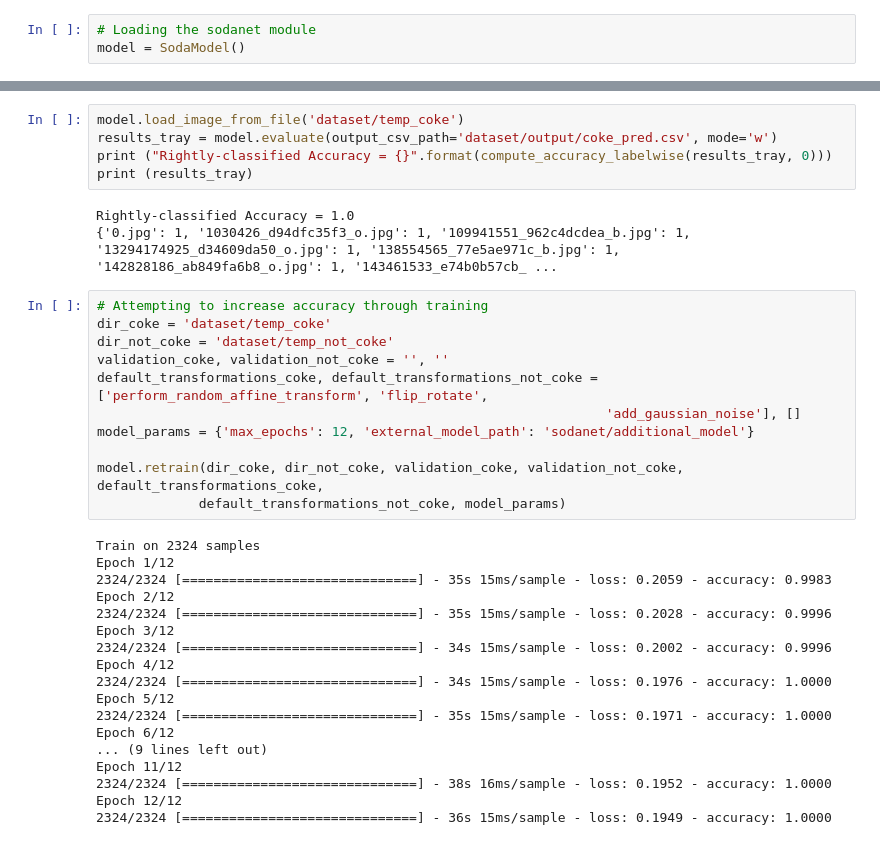
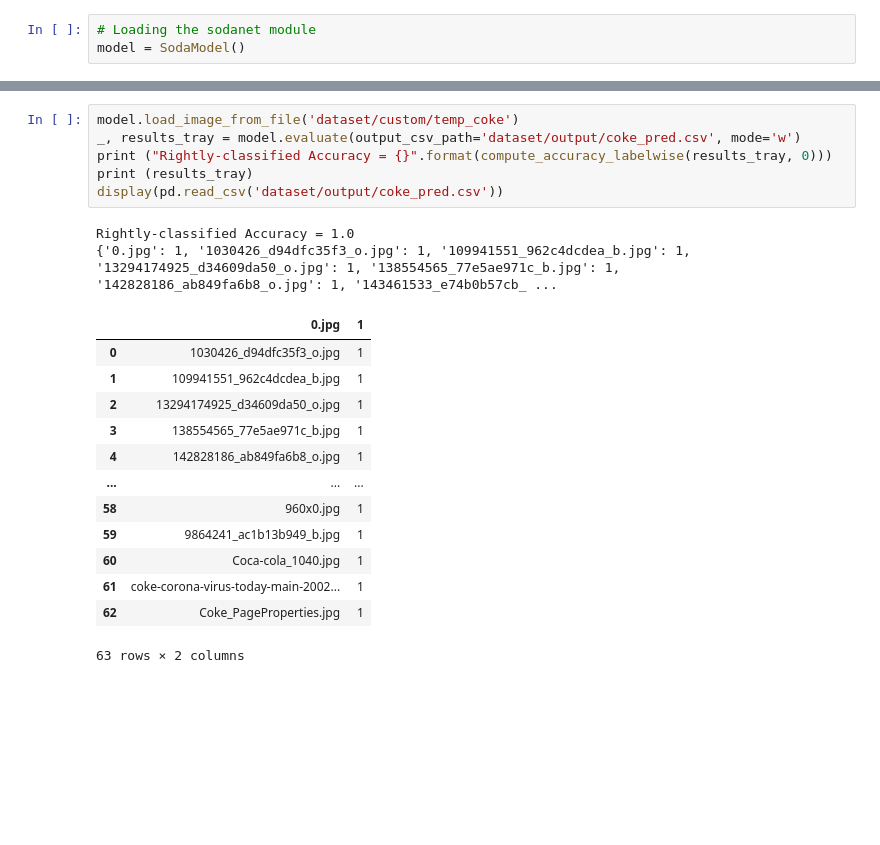
Before and after one commit to UMass-Rescue/CokeNet, a Jupyter notebook: Demo_SodaNetModule.ipynb, the cells around one changed output, grey strips where cells are left out. Cells and saved outputs as stored; diff of their text form; blank space fills up the shorter version.

```diff
--- a/Demo_SodaNetModule.ipynb
+++ b/Demo_SodaNetModule.ipynb
@@ -71,37 +155,22 @@ Rightly-classified Accuracy  = 0.7352941176470589
 # %%
-model.load_image_from_file('dataset/temp_coke')
-results_tray = model.evaluate(output_csv_path='dataset/output/coke_pred.csv', mode='w')
+model.load_image_from_file('dataset/custom/temp_coke')
+_, results_tray = model.evaluate(output_csv_path='dataset/output/coke_pred.csv', mode='w')
 print ("Rightly-classified Accuracy = {}".format(compute_accuracy_labelwise(results_tray, 0)))
 print (results_tray)
+display(pd.read_csv('dataset/output/coke_pred.csv'))
 # %% [output]
 Rightly-classified Accuracy = 1.0
 {'0.jpg': 1, '1030426_d94dfc35f3_o.jpg': 1, '109941551_962c4dcdea_b.jpg': 1, '13294174925_d34609da50_o.jpg': 1, '138554565_77e5ae971c_b.jpg': 1, '142828186_ab849fa6b8_o.jpg': 1, '143461533_e74b0b57cb_ ...
+|  | 0.jpg | 1 |
+| 0 | 1030426_d94dfc35f3_o.jpg | 1 |
+| 1 | 109941551_962c4dcdea_b.jpg | 1 |
+| 2 | 13294174925_d34609da50_o.jpg | 1 |
+| 3 | 138554565_77e5ae971c_b.jpg | 1 |
+| 4 | 142828186_ab849fa6b8_o.jpg | 1 |
+| ... | ... | ... |
+| 58 | 960x0.jpg | 1 |
+| 59 | 9864241_ac1b13b949_b.jpg | 1 |
+| 60 | Coca-cola_1040.jpg | 1 |
+| 61 | coke-corona-virus-today-main-2002... | 1 |
+| 62 | Coke_PageProperties.jpg | 1 |
+63 rows × 2 columns
-# %%
-# Attempting to increase accuracy through training
-dir_coke = 'dataset/temp_coke'
-dir_not_coke = 'dataset/temp_not_coke'
-validation_coke, validation_not_coke = '', ''
-default_transformations_coke, default_transformations_not_coke = ['perform_random_affine_transform', 'flip_rotate',
-                                                                 'add_gaussian_noise'], []
-model_params = {'max_epochs': 12, 'external_model_path': 'sodanet/additional_model'}
-
-model.retrain(dir_coke, dir_not_coke, validation_coke, validation_not_coke, default_transformations_coke,
-             default_transformations_not_coke, model_params)
-# %% [output]
-Train on 2324 samples
-Epoch 1/12
-2324/2324 [==============================] - 35s 15ms/sample - loss: 0.2059 - accuracy: 0.9983
-Epoch 2/12
-2324/2324 [==============================] - 35s 15ms/sample - loss: 0.2028 - accuracy: 0.9996
-Epoch 3/12
-2324/2324 [==============================] - 34s 15ms/sample - loss: 0.2002 - accuracy: 0.9996
-Epoch 4/12
-2324/2324 [==============================] - 34s 15ms/sample - loss: 0.1976 - accuracy: 1.0000
-Epoch 5/12
-2324/2324 [==============================] - 35s 15ms/sample - loss: 0.1971 - accuracy: 1.0000
-Epoch 6/12
-... (9 lines left out)
-Epoch 11/12
-2324/2324 [==============================] - 38s 16ms/sample - loss: 0.1952 - accuracy: 1.0000
-Epoch 12/12
-2324/2324 [==============================] - 36s 15ms/sample - loss: 0.1949 - accuracy: 1.0000
```
Also changed, not shown: parts of 12 cells of this notebook, 6 other files.
